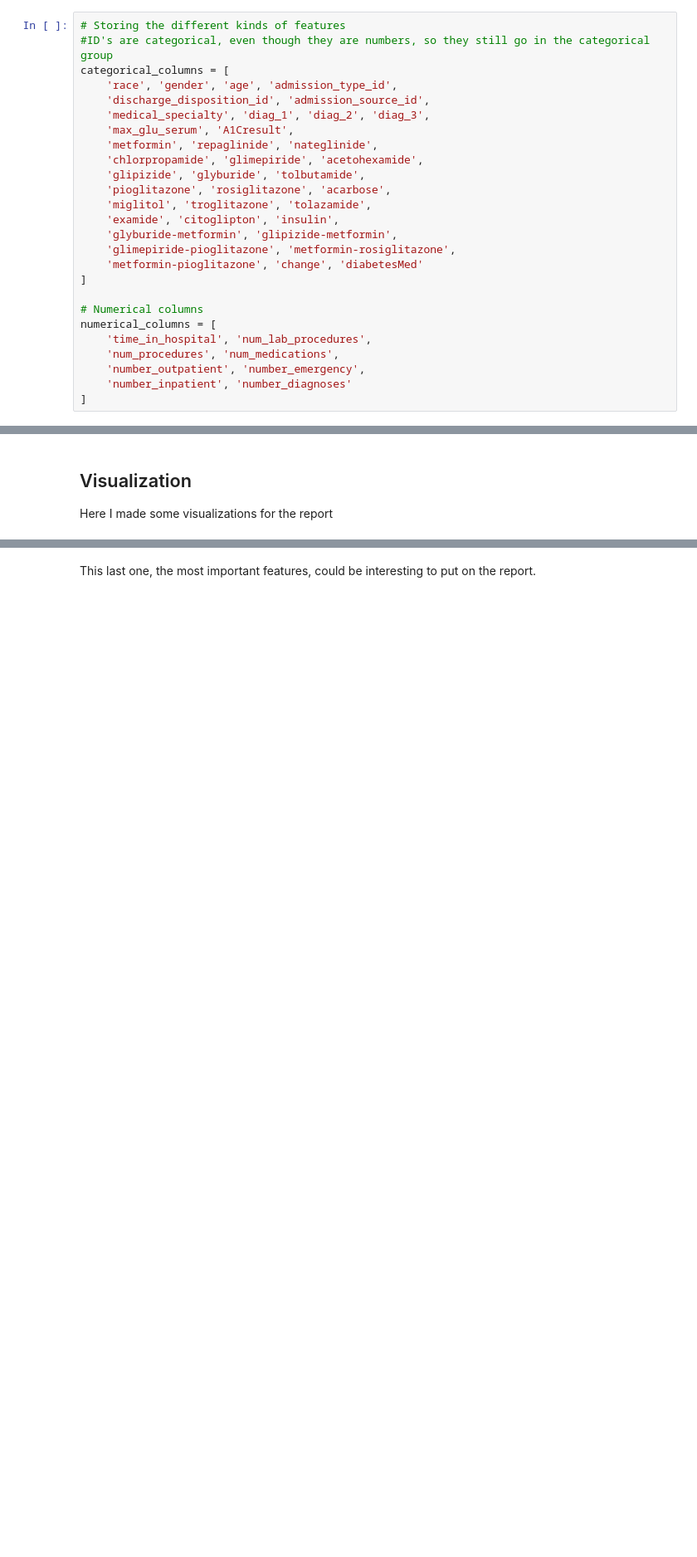
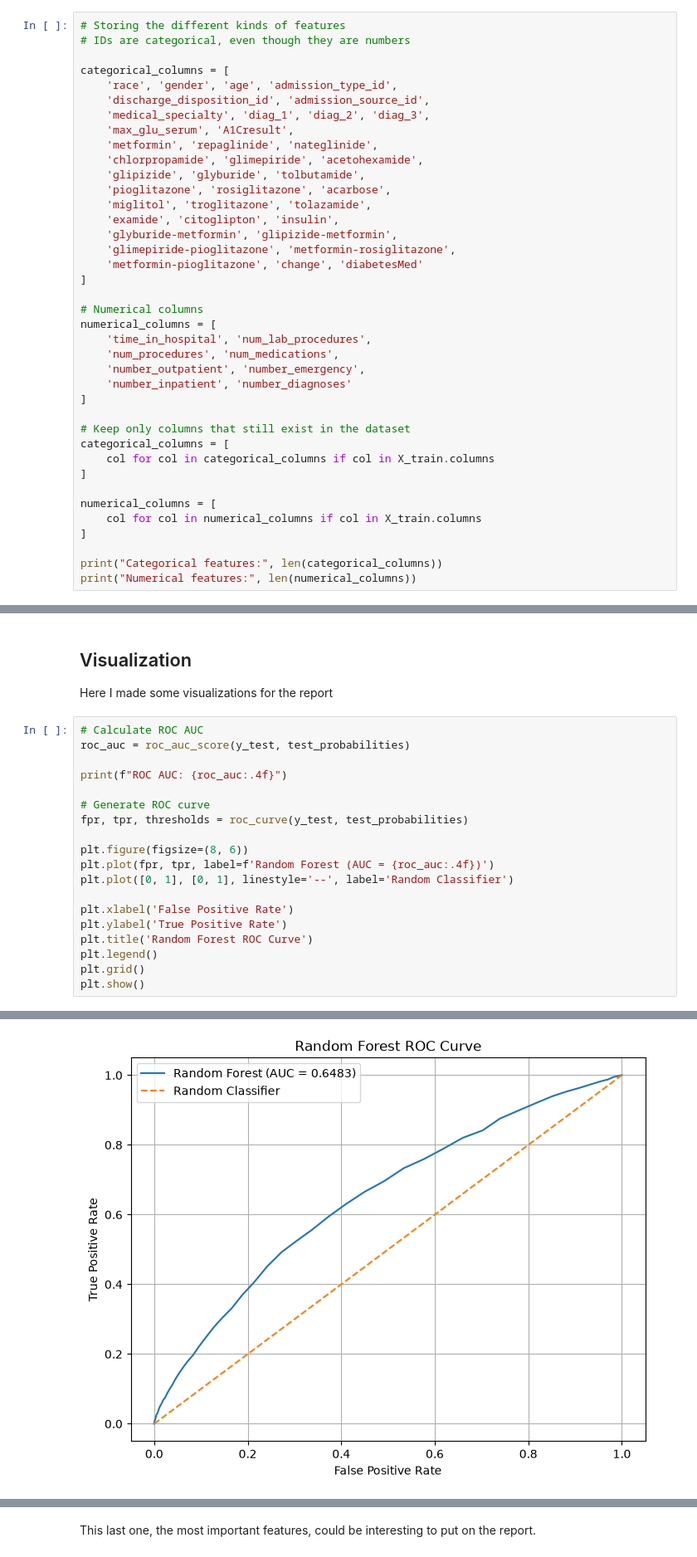
Before and after one commit to jacobsharon/CSC635-Group-Project, a Jupyter notebook: Random_Forest/random_forest.ipynb, the cells around one changed output, grey strips where cells are left out. Shown at 83% size. Cells and saved outputs as stored; diff of their text form; blank space fills up the shorter version.

```diff
--- a/Random_Forest/random_forest.ipynb
+++ b/Random_Forest/random_forest.ipynb
@@ -313,7 +361,8 @@ See https://pandas.pydata.org/docs/user_guide/migration-3-strings.html#string-mi
   print(X_train.select_dtypes(include=['object']).columns.tolist())
 # %%
 # Storing the different kinds of features
-#ID's are categorical, even though they are numbers, so they still go in the categorical group
+# IDs are categorical, even though they are numbers
+
 categorical_columns = [
     'race', 'gender', 'age', 'admission_type_id',
     'discharge_disposition_id', 'admission_source_id',
@@ -337,3 +386,15 @@ numerical_columns = [
     'number_outpatient', 'number_emergency',
     'number_inpatient', 'number_diagnoses'
 ]
+
+# Keep only columns that still exist in the dataset
+categorical_columns = [
+    col for col in categorical_columns if col in X_train.columns
+]
+
+numerical_columns = [
+    col for col in numerical_columns if col in X_train.columns
+]
+
+print("Categorical features:", len(categorical_columns))
+print("Numerical features:", len(numerical_columns))
@@ -473,3 +539,23 @@ Overall, while the model had some ability to find readmission patterns, its low
 # %% [markdown]
 ## Visualization
 Here I made some visualizations for the report
+# %%
+# Calculate ROC AUC
+roc_auc = roc_auc_score(y_test, test_probabilities)
+
+print(f"ROC AUC: {roc_auc:.4f}")
+
+# Generate ROC curve
+fpr, tpr, thresholds = roc_curve(y_test, test_probabilities)
+
+plt.figure(figsize=(8, 6))
+plt.plot(fpr, tpr, label=f'Random Forest (AUC = {roc_auc:.4f})')
+plt.plot([0, 1], [0, 1], linestyle='--', label='Random Classifier')
+
+plt.xlabel('False Positive Rate')
+plt.ylabel('True Positive Rate')
+plt.title('Random Forest ROC Curve')
+plt.legend()
+plt.grid()
+plt.show()
+# %% [output]
@@ -476,3 +563,4 @@ Here I made some visualizations for the report
+[figure, added]
 # %%
 from sklearn.metrics import ConfusionMatrixDisplay
 
```
Also changed, not shown: parts of 14 cells of this notebook.
